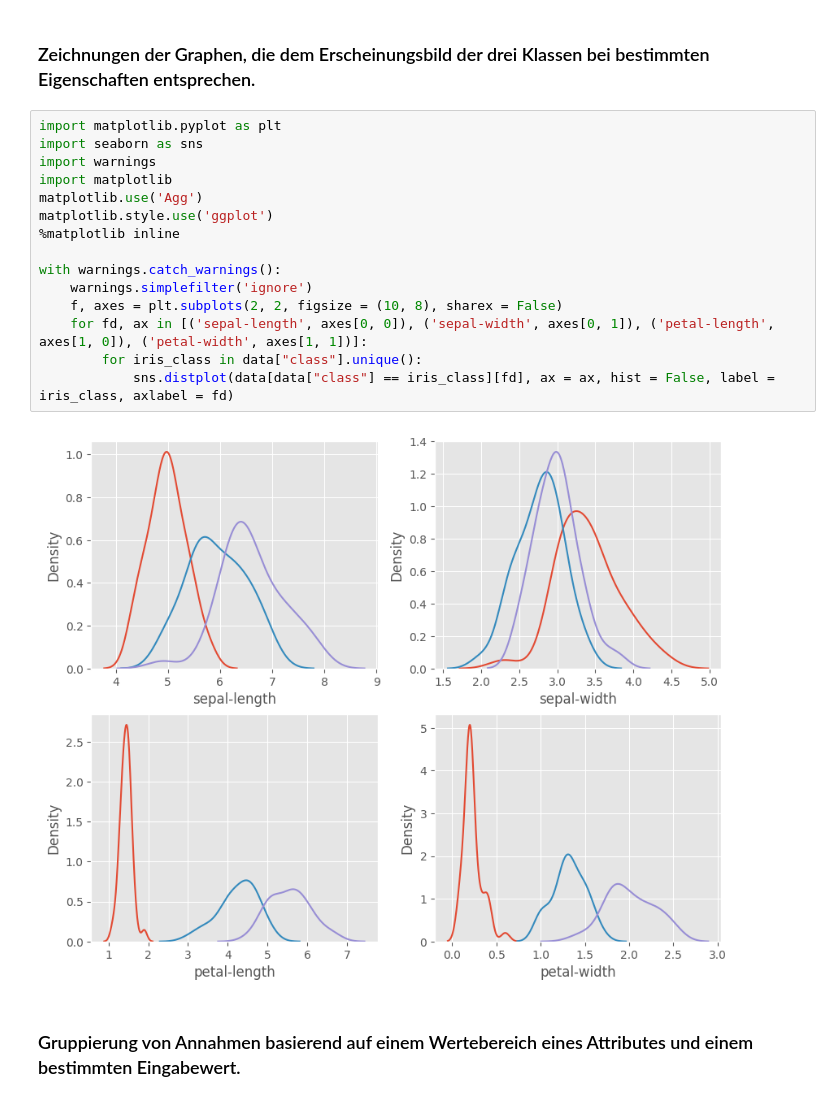
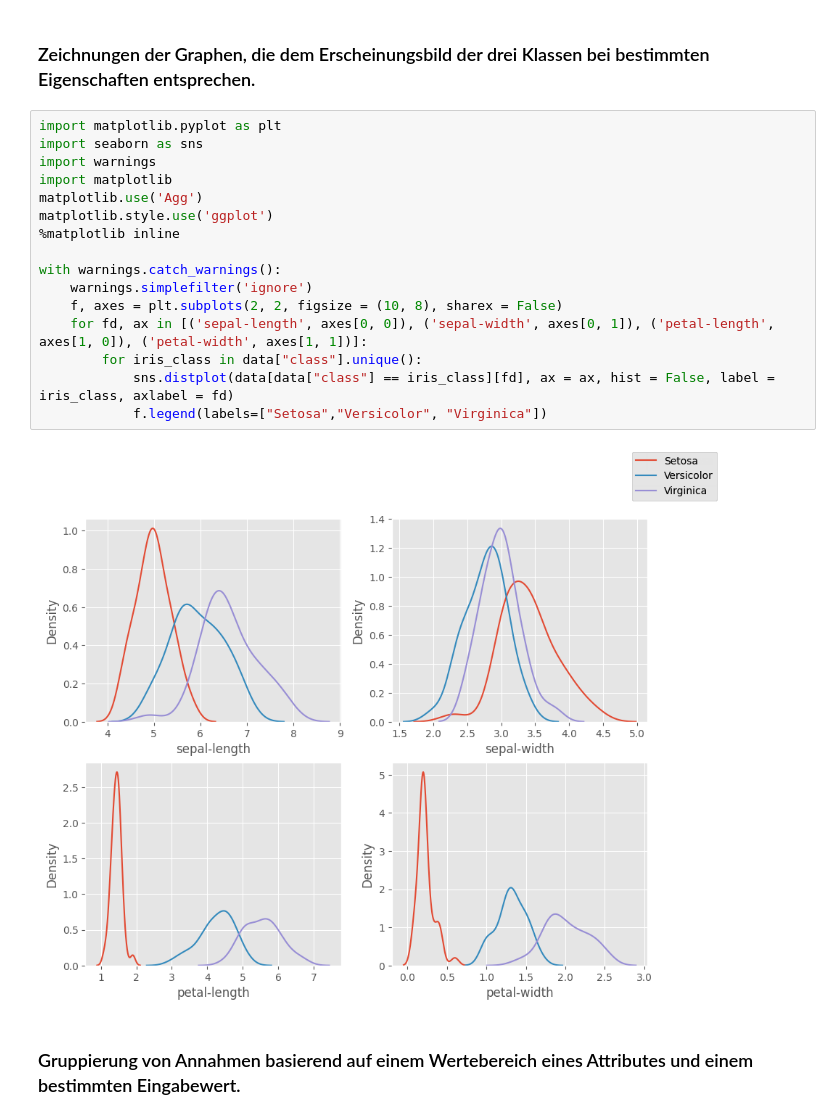
Before and after one commit to carrawao/Pflanzenbestimmung, a Jupyter notebook: iris_predictor.ipynb, the cells around one changed output. Drawn from its saved outputs; the diff is of its cells as text.

Commit message:
showinf the lgend in the graphs

```diff
--- a/iris_predictor.ipynb
+++ b/iris_predictor.ipynb
@@ -155,20 +155,21 @@ def powerset(iterable):
 # %%
 import matplotlib.pyplot as plt
 import seaborn as sns
 import warnings
 import matplotlib
 matplotlib.use('Agg')
 matplotlib.style.use('ggplot')
 %matplotlib inline
 
 with warnings.catch_warnings():
     warnings.simplefilter('ignore')
     f, axes = plt.subplots(2, 2, figsize = (10, 8), sharex = False)
     for fd, ax in [('sepal-length', axes[0, 0]), ('sepal-width', axes[0, 1]), ('petal-length', axes[1, 0]), ('petal-width', axes[1, 1])]:
         for iris_class in data["class"].unique():
             sns.distplot(data[data["class"] == iris_class][fd], ax = ax, hist = False, label = iris_class, axlabel = fd)
+            f.legend(labels=["Setosa","Versicolor", "Virginica"])
 # %% [output]
-[figure, old version]
+[figure, new version]
 # %% [markdown]
 ### Gruppierung von Annahmen basierend auf einem Wertebereich eines Attributes und einem bestimmten Eingabewert.
 # %%
```
Also changed, not shown: parts of 2 cells of this notebook.
